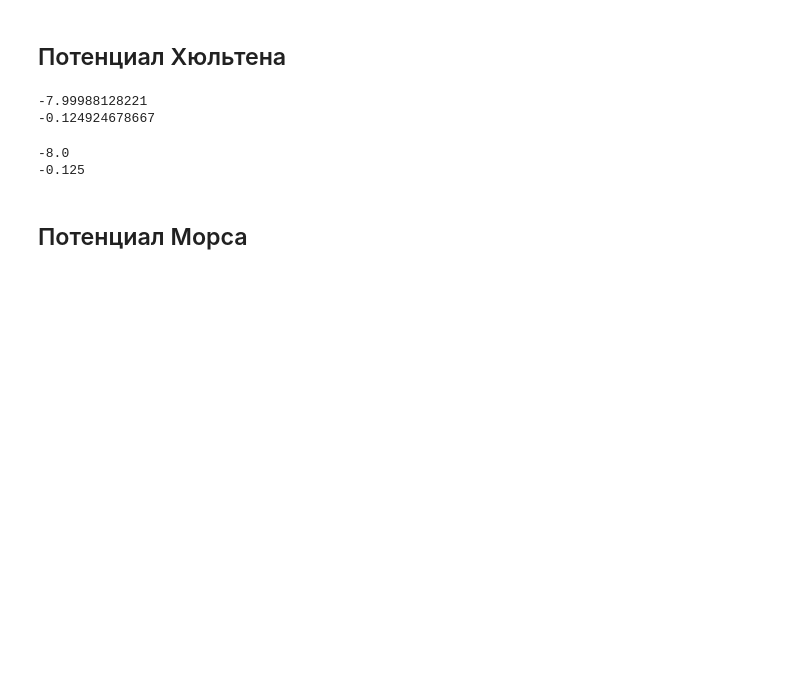
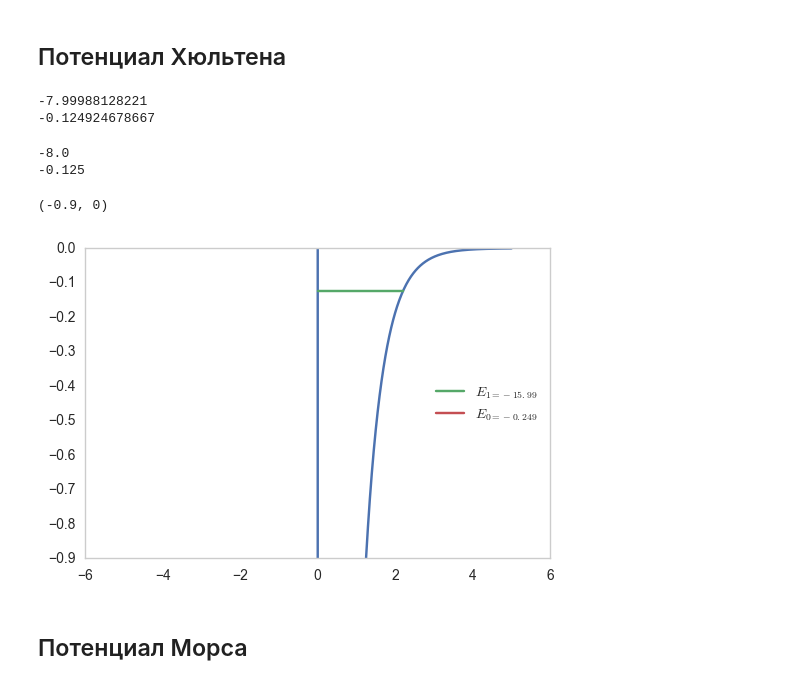
Before and after one commit to elena-orlova/electron, a Jupyter notebook: Potentials.ipynb, the cells around one changed output. Cells and saved outputs as stored; diff of their text form; code cells hidden in the pictures; blank space fills up the shorter version.

```diff
--- a/Potentials.ipynb
+++ b/Potentials.ipynb
@@ -805,15 +868,15 @@ D = np.zeros((N, N))
 for i in range(len(x)):
 
     if i==0:
-        D[0][0] = 2
-        D[0][1] = -1
+        D[0, 0] = 2
+        D[0, 1] = -1
     elif i==N-1:
-        D[N-1][N-1] = 2
-        D[N-1][N-2] = -1
+        D[N-1, N-1] = 2
+        D[N-1, N-2] = -1
     else:
-        D[i][i]=2
-        D[i][i-1]=-1
-        D[i][i+1]=-1
+        D[i, i]=2
+        D[i, i-1]=-1
+        D[i, i+1]=-1
 D = -1/h**2*D
 # %%
 sys = -2*A+D
@@ -836,2 +902,18 @@ for i in range(1,3):
+# %%
+x = np.linspace(-5, 5, 1000)
+xs = np.linspace(-5, 5, 1000)
+y = hulten_poten(x, V_0, a)
+plt.plot(x,y)
+max_levels = 2
+for i in range(max_levels):
+    plt.plot(xs[hulten_poten(xs, V_0, a) < eigs[-max_levels+i]/2],np.ones_like(xs[hulten_poten(xs, V_0, a) < eigs[-max_levels+i]/2])*eigs[-max_levels+i]/2,label=r"$E_{"+str(max_levels - i - 1)+"="+str(eigs[-1 - i])[:6]+"}$")
+
+plt.legend(loc='right')
+plt.grid(False)
+#plt.ylim([-10.1,0.1])
+plt.ylim([-0.9, 0])
+# %% [output]
+(-0.9, 0)
+[figure, added]
 # %% [markdown]
 ## Потенциал Морса
```
Also changed, not shown: parts of 50 cells of this notebook, 4 other files.
